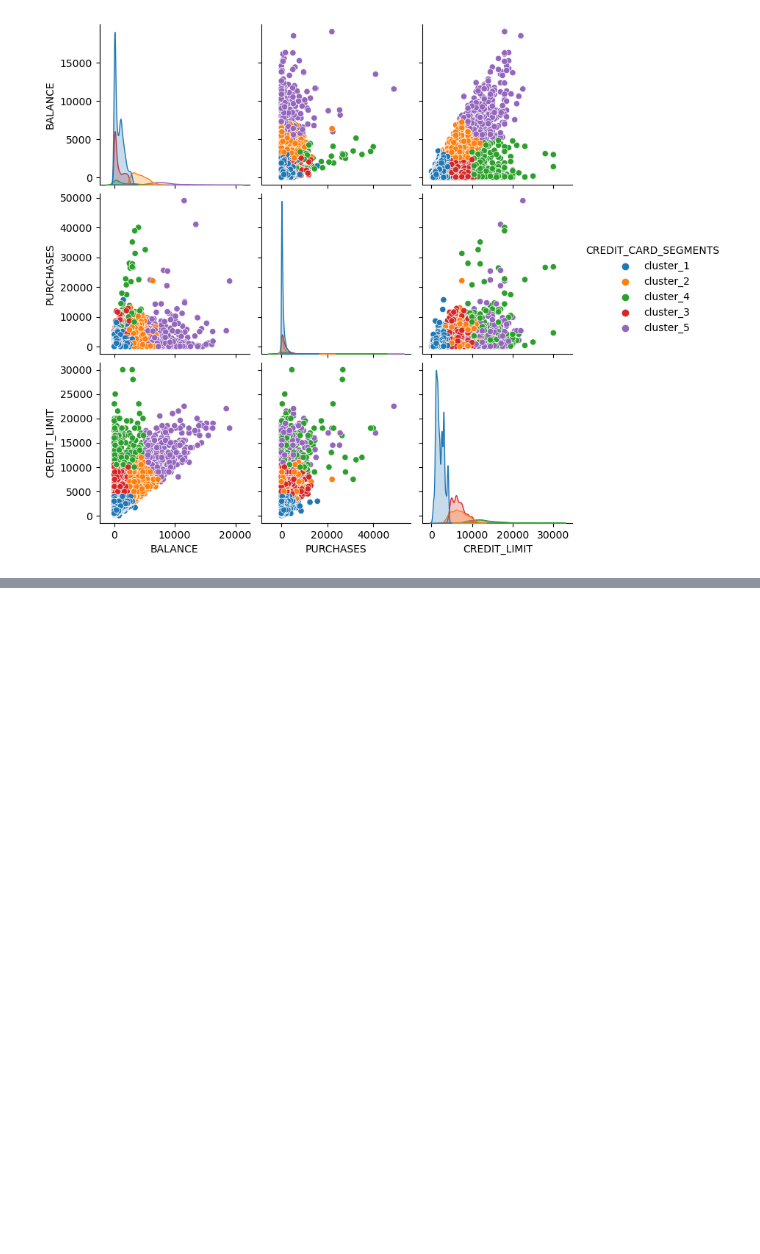
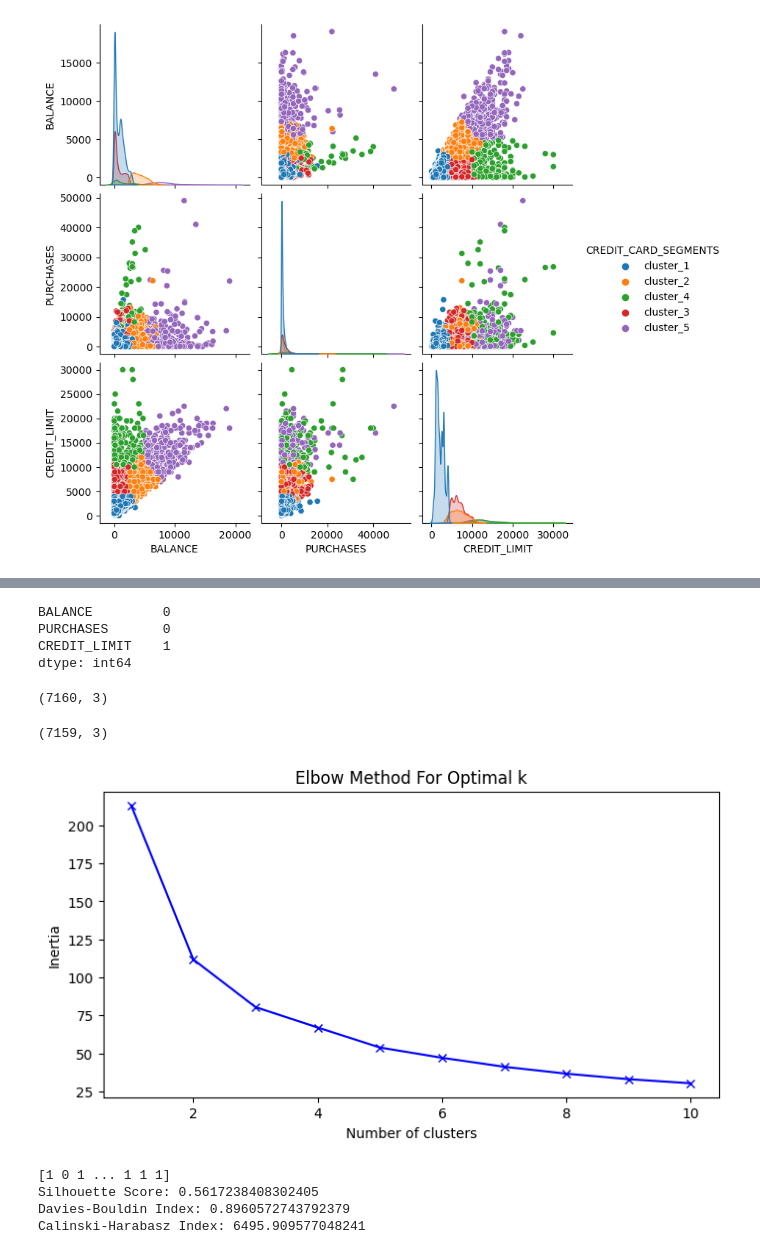
Before and after one commit to MadanuAugustin/CreditCardSegmentation_with_MLflow, a Jupyter notebook: CreditCardClustering.ipynb, the cells around one changed output, grey strips where cells are left out. Drawn from its saved outputs; the diff is of its cells as text; code cells hidden in the pictures; blank space fills up the shorter version.

Commit message:
ModelTraining

```diff
--- a/CreditCardClustering.ipynb
+++ b/CreditCardClustering.ipynb
@@ -257,0 +268,3 @@ sns.pairplot(data[['BALANCE', 'PURCHASES', 'CREDIT_LIMIT', 'CREDIT_CARD_SEGMENTS
+# %%
+import pandas as pd
+train_df = pd.read_csv('artifacts//data_transformation//transformed_train_df.csv')
@@ -257,0 +280,55 @@ sns.pairplot(data[['BALANCE', 'PURCHASES', 'CREDIT_LIMIT', 'CREDIT_CARD_SEGMENTS
+# %%
+train_df.isnull().sum()
+# %% [output]
+BALANCE         0
+PURCHASES       0
+CREDIT_LIMIT    1
+dtype: int64
+# %%
+train_df.shape
+# %% [output]
+(7160, 3)
+# %%
+train_df.dropna(inplace=True)
+# %%
+train_df.shape
+# %% [output]
+(7159, 3)
+# %%
+# Determine the optimal number of clusters using the Elbow Method
+inertia = []
+K = range(1, 11)
+for k in K:
+    kmeans = KMeans(n_clusters=k, random_state=42).fit(train_df)
+    inertia.append(kmeans.inertia_)
+
+plt.figure(figsize=(8, 4))
+plt.plot(K, inertia, 'bx-')
+plt.xlabel('Number of clusters')
+plt.ylabel('Inertia')
+plt.title('Elbow Method For Optimal k')
+plt.show()
+
+# Assuming the elbow point is at k=4 (you should determine this from the plot)
+optimal_k = 2
+
+# # Fit KMeans with the optimal number of clusters
+kmeans = KMeans(n_clusters=optimal_k, random_state=42).fit(train_df)
+labels = kmeans.labels_
+
+print(labels)
+
+# # Calculate internal validation metrics
+silhouette_avg = silhouette_score(train_df, labels)
+db_index = davies_bouldin_score(train_df, labels)
+ch_index = calinski_harabasz_score(train_df, labels)
+
+print(f'Silhouette Score: {silhouette_avg}')
+print(f'Davies-Bouldin Index: {db_index}')
+print(f'Calinski-Harabasz Index: {ch_index}')
+# %% [output]
+[figure, added]
+[1 0 1 ... 1 1 1]
+Silhouette Score: 0.5617238408302405
+Davies-Bouldin Index: 0.8960572743792379
+Calinski-Harabasz Index: 6495.909577048241
```
Also changed, not shown: parts of 3 cells of this notebook, 9 other files.
